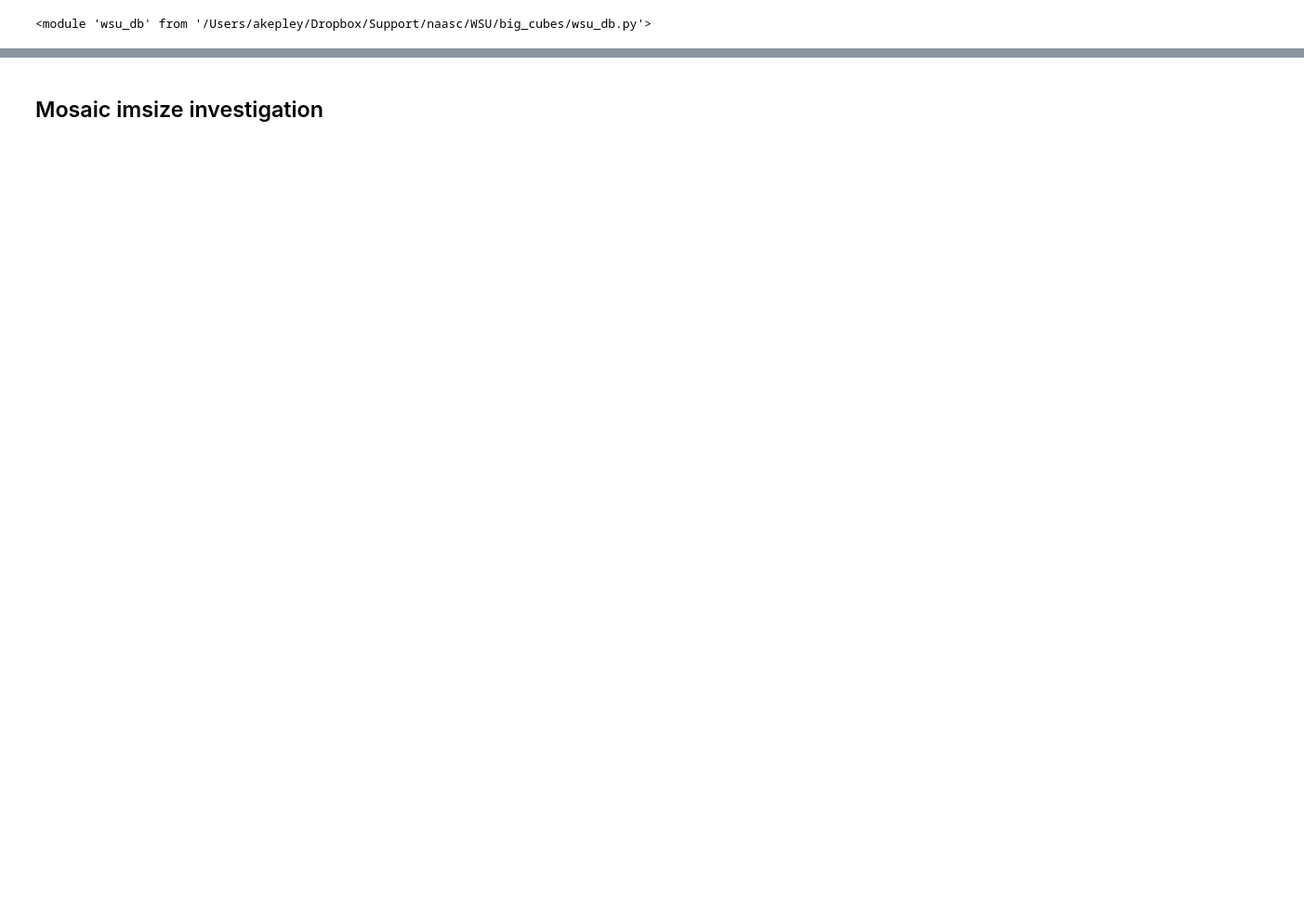
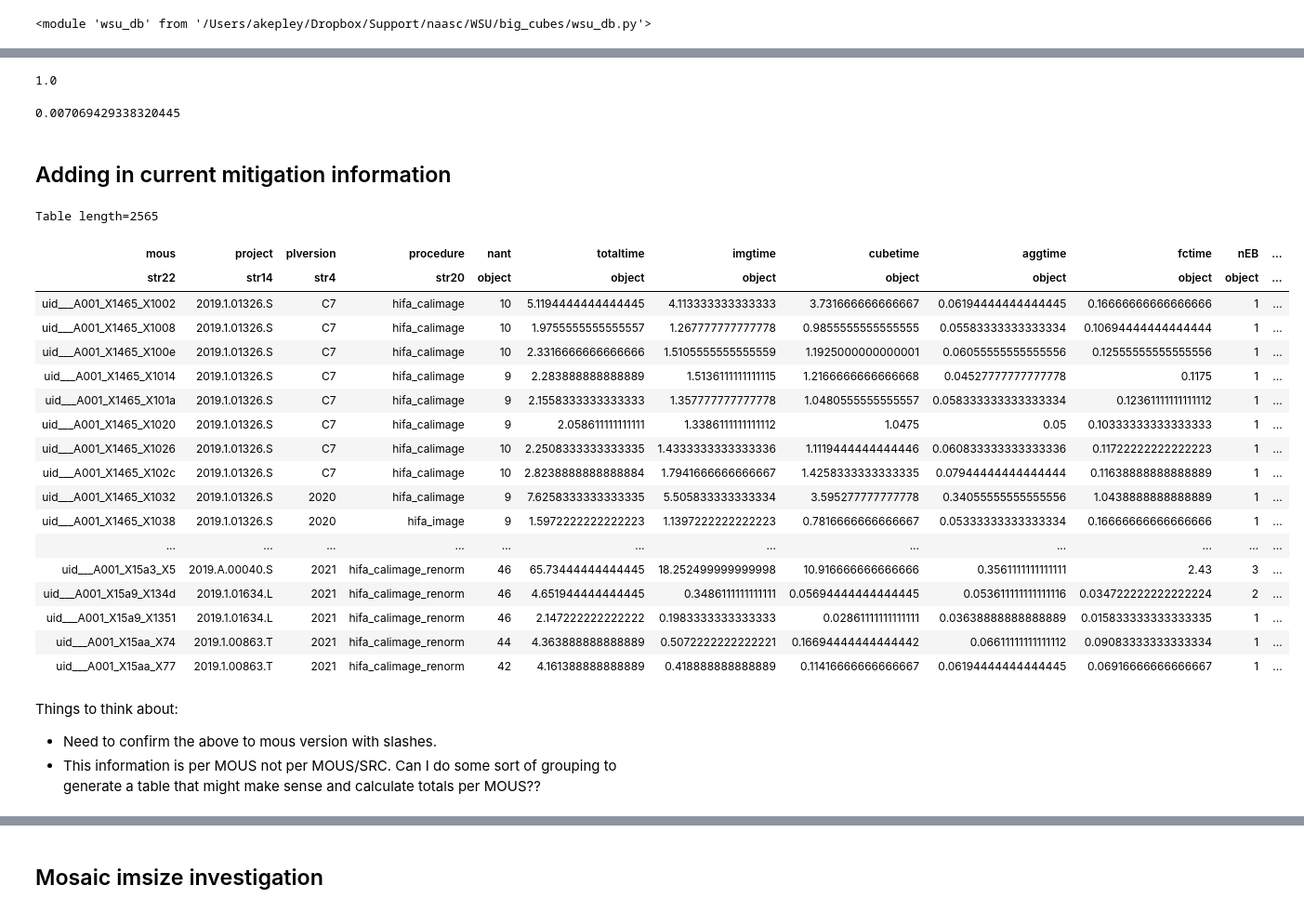
Before and after one commit to aakepley/big-cubes, a Jupyter notebook: WSU_size_of_computing_numbers_database.ipynb, the cells around one changed output, grey strips where cells are left out. Shown at 93% size. Saved outputs shown, nothing was run; the diff lists cells and outputs as text; code cells hidden in the pictures; blank space fills up the shorter version.

```diff
--- a/WSU_size_of_computing_numbers_database.ipynb
+++ b/WSU_size_of_computing_numbers_database.ipynb
@@ -224,0 +185,43 @@ result_tos.columns
+# %%
+np.sum(result_c8_rates_frac['frac_c8_target_time'])
+# %% [output]
+1.0
+# %%
+np.max(result_c8_rates_frac['frac_c8_target_time'])
+# %% [output]
+0.007069429338320445
+# %% [markdown]
+## Adding in current mitigation information
+# %%
+c7_pickle = '/Users/akepley/Dropbox/Support/naasc/WSU/mitigation/weblog_stats/allc7_stats.20220930.pkl'
+c7_mit = pickle.load(open(c7_pickle,'rb'))
+c7_rpd = pd.DataFrame(c7_mit).transpose()
+# %%
+c7_astropy = Table.from_pandas(c7_rpd,index=True)
+c7_astropy.rename_column('index','mous')
+# %%
+c7_astropy
+# %% [output]
+Table length=2565
+| mous | project | plversion | procedure | nant | totaltime | imgtime | cubetime | aggtime | fctime | nEB | ... |
+| str22 | str14 | str4 | str20 | object | object | object | object | object | object | object | ... |
+| uid___A001_X1465_X1002 | 2019.1.01326.S | C7 | hifa_calimage | 10 | 5.1194444444444445 | 4.113333333333333 | 3.731666666666667 | 0.06194444444444445 | 0.16666666666666666 | 1 | ... |
+| uid___A001_X1465_X1008 | 2019.1.01326.S | C7 | hifa_calimage | 10 | 1.9755555555555557 | 1.267777777777778 | 0.9855555555555555 | 0.05583333333333334 | 0.10694444444444444 | 1 | ... |
+| uid___A001_X1465_X100e | 2019.1.01326.S | C7 | hifa_calimage | 10 | 2.3316666666666666 | 1.5105555555555559 | 1.1925000000000001 | 0.06055555555555556 | 0.12555555555555556 | 1 | ... |
+| uid___A001_X1465_X1014 | 2019.1.01326.S | C7 | hifa_calimage | 9 | 2.283888888888889 | 1.5136111111111115 | 1.2166666666666668 | 0.04527777777777778 | 0.1175 | 1 | ... |
+| uid___A001_X1465_X101a | 2019.1.01326.S | C7 | hifa_calimage | 9 | 2.1558333333333333 | 1.357777777777778 | 1.0480555555555557 | 0.058333333333333334 | 0.12361111111111112 | 1 | ... |
+| uid___A001_X1465_X1020 | 2019.1.01326.S | C7 | hifa_calimage | 9 | 2.058611111111111 | 1.3386111111111112 | 1.0475 | 0.05 | 0.10333333333333333 | 1 | ... |
+| uid___A001_X1465_X1026 | 2019.1.01326.S | C7 | hifa_calimage | 10 | 2.2508333333333335 | 1.4333333333333336 | 1.1119444444444446 | 0.060833333333333336 | 0.11722222222222223 | 1 | ... |
+| uid___A001_X1465_X102c | 2019.1.01326.S | C7 | hifa_calimage | 10 | 2.8238888888888884 | 1.7941666666666667 | 1.4258333333333335 | 0.07944444444444444 | 0.11638888888888889 | 1 | ... |
+| uid___A001_X1465_X1032 | 2019.1.01326.S | 2020 | hifa_calimage | 9 | 7.6258333333333335 | 5.505833333333334 | 3.595277777777778 | 0.34055555555555556 | 1.0438888888888889 | 1 | ... |
+| uid___A001_X1465_X1038 | 2019.1.01326.S | 2020 | hifa_image | 9 | 1.5972222222222223 | 1.1397222222222223 | 0.7816666666666667 | 0.05333333333333334 | 0.16666666666666666 | 1 | ... |
+| ... | ... | ... | ... | ... | ... | ... | ... | ... | ... | ... | ... |
+| uid___A001_X15a3_X5 | 2019.A.00040.S | 2021 | hifa_calimage_renorm | 46 | 65.73444444444445 | 18.252499999999998 | 10.916666666666666 | 0.3561111111111111 | 2.43 | 3 | ... |
+| uid___A001_X15a9_X134d | 2019.1.01634.L | 2021 | hifa_calimage_renorm | 46 | 4.651944444444445 | 0.3486111111111111 | 0.05694444444444445 | 0.053611111111111116 | 0.034722222222222224 | 2 | ... |
+| uid___A001_X15a9_X1351 | 2019.1.01634.L | 2021 | hifa_calimage_renorm | 46 | 2.147222222222222 | 0.1983333333333333 | 0.02861111111111111 | 0.03638888888888889 | 0.015833333333333335 | 1 | ... |
+| uid___A001_X15aa_X74 | 2019.1.00863.T | 2021 | hifa_calimage_renorm | 44 | 4.363888888888889 | 0.5072222222222221 | 0.16694444444444442 | 0.06611111111111112 | 0.09083333333333334 | 1 | ... |
+| uid___A001_X15aa_X77 | 2019.1.00863.T | 2021 | hifa_calimage_renorm | 42 | 4.161388888888889 | 0.418888888888889 | 0.11416666666666667 | 0.06194444444444445 | 0.06916666666666667 | 1 | ... |
+# %% [markdown]
+Things to think about:
+* Need to confirm the above to mous version with slashes.
+* This information is per MOUS not per MOUS/SRC. Can I do some sort of grouping to generate a table that might make sense and calculate totals per MOUS??
```
Also changed, not shown: parts of 49 cells of this notebook, 2 other files.
